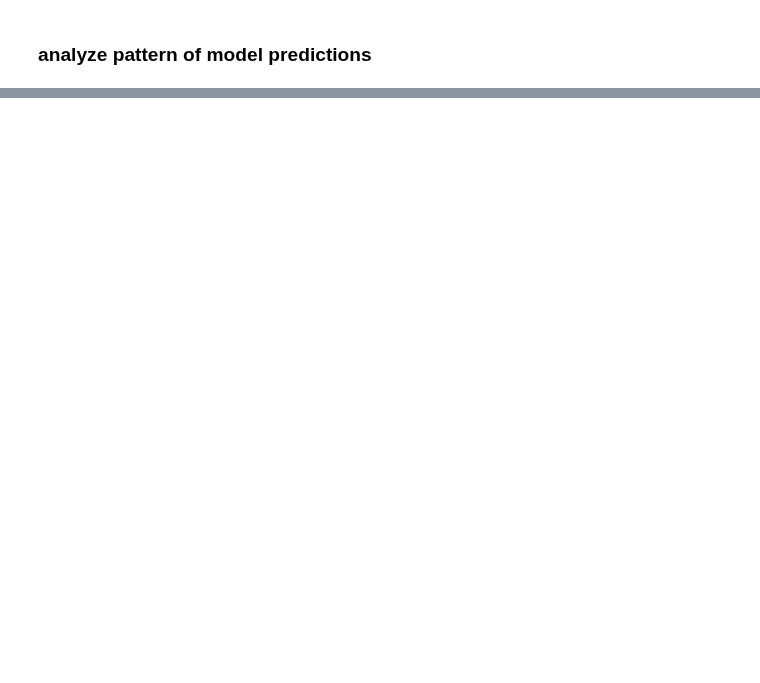
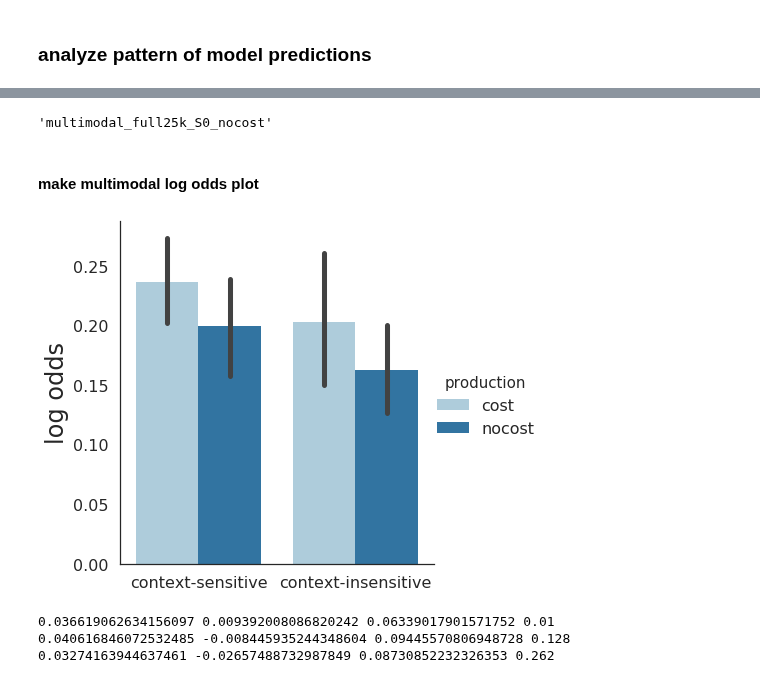
Before and after one commit to judithfan/visual_communication_in_context, a Jupyter notebook: analysis/model_comparison.ipynb, the cells around one changed output, grey strips where cells are left out. Drawn from its saved outputs; the diff is of its cells as text; code cells hidden in the pictures; blank space fills up the shorter version.

Commit message:
sync notebooks, prediction results

```diff
--- a/analysis/model_comparison.ipynb
+++ b/analysis/model_comparison.ipynb
@@ -207,0 +298,9 @@ Name: normalized_other_prob, dtype: float64
+# %%
+PC = pd.read_csv('./predictions/multimodal_full25k_combined_cost_model_predictions_log_odds_sketch_level.csv')
+PN = pd.read_csv('./predictions/multimodal_full25k_combined_nocost_model_predictions_log_odds_sketch_level.csv')
+LC = pd.read_csv('./predictions/multimodal_full25k_S0_cost_model_predictions_log_odds_sketch_level.csv')
+LN = pd.read_csv('./predictions/multimodal_full25k_S0_nocost_model_predictions_log_odds_sketch_level.csv')
+M = pd.concat([PC,PN,LC,LN],axis=0)
+M.reset_index(inplace=True)
+M0 = M[['log_odds','sketch_id','pragmatics','production','model_name']]
+M0.to_csv('./predictions/multimodal_full25k_all_variants_log_odds_sketch_level.csv')
@@ -207,0 +316,35 @@ Name: normalized_other_prob, dtype: float64
+# %%
+this_model
+# %% [output]
+'multimodal_full25k_S0_nocost'
+# %% [markdown]
+#### make multimodal log odds plot
+# %%
+colors = sns.color_palette("Dark2")
+sns.set_context('poster')
+sns.factorplot(x='pragmatics',
+               hue='production',
+               y='log_odds',
+               data=M, size=6, kind='bar',palette='Paired',ci=68)
+plt.ylabel('log odds',fontsize=24)
+plt.xlabel(' ',fontsize=24)
+locs, labels = plt.xticks([0,1],['context-sensitive','context-insensitive'],fontsize=16)
+plt.savefig('./plots/{}_context_effect_log_odds_by_model_bars.pdf'.format(this_model.split('_')[0]))
+# %% [output]
+[figure, added]
+# %%
+diff = PC['log_odds'].values-PN['log_odds'].values
+U,lb,ub,p = bootstrapCI(diff)
+print U,lb,ub,p
+
+diff = LC['log_odds'].values-LN['log_odds'].values
+U,lb,ub,p = bootstrapCI(diff)
+print U,lb,ub,p
+
+diff = PC['log_odds'].values-LC['log_odds'].values
+U,lb,ub,p = bootstrapCI(diff)
+print U,lb,ub,p
+# %% [output]
+0.036619062634156097 0.009392008086820242 0.06339017901571752 0.01
+0.040616846072532485 -0.008445935244348604 0.09445570806948728 0.128
+0.03274163944637461 -0.02657488732987849 0.08730852232326353 0.262
```
Also changed, not shown: parts of 41 cells of this notebook, 6 other files.
